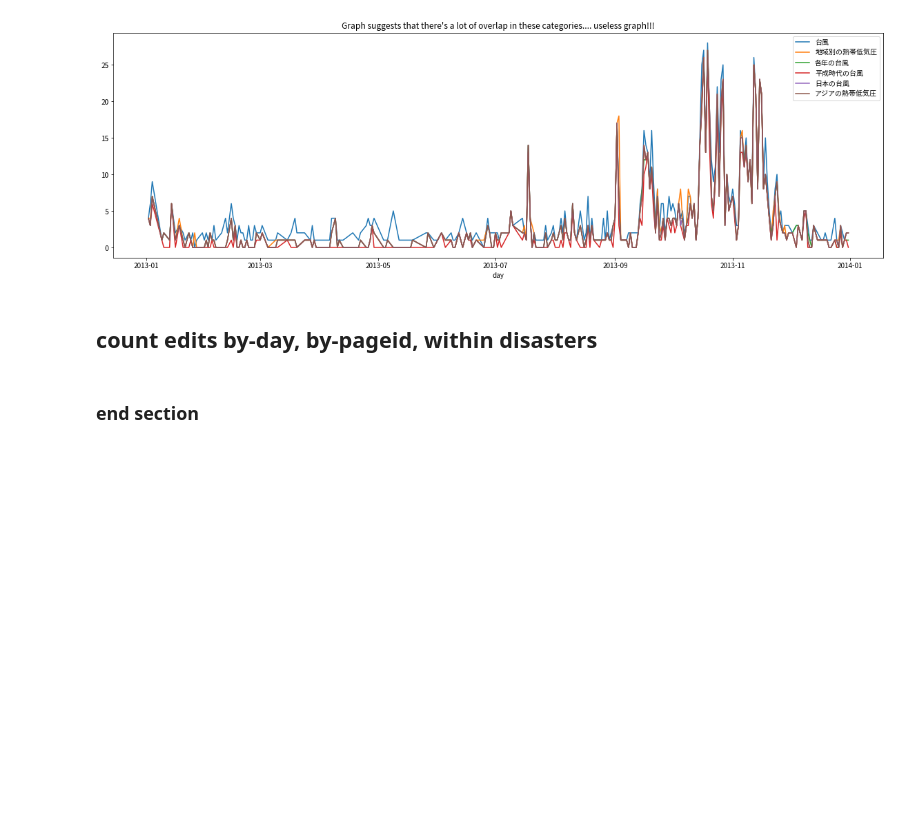
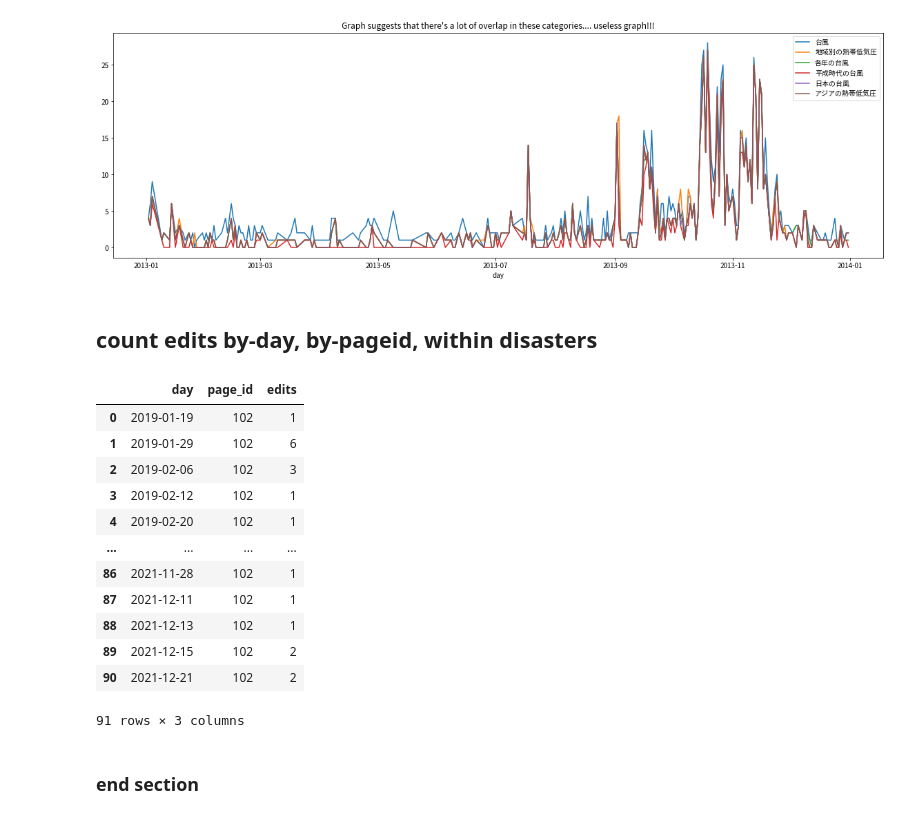
Before and after one commit to bhrdj/predwikt, a Jupyter notebook: notebooks/1.18-sfb-mvp-clean-edit-counts.ipynb, the cells around one changed output. Cells and saved outputs as stored; diff of their text form; code cells hidden in the pictures; blank space fills up the shorter version.

Commit message:
getting daily edits for all disaster pageids

```diff
--- a/notebooks/1.18-sfb-mvp-clean-edit-counts.ipynb
+++ b/notebooks/1.18-sfb-mvp-clean-edit-counts.ipynb
@@ -405,17 +353,27 @@ def revcounts_within_page_id(page_id:int) -> pd.DataFrame:
-# %%
-def revcounts_within_page_ids(page_ids:list[int]) -> pd.DataFrame:
-    """
-    Wrapper for count_revs_in_subcat_daily
-    """
-
-    [title, namespace] = byte_read_sql(f"select page_title, page_namespace from page where page_id = {page_id};",conn).loc[0].tolist()
-    tablename = 'h2013'
-
-    if namespace == 0:
-        return count_revs_in_subcat_daily(title, [page_id], tablename)
-    elif namespace == 14:
-        descendant_ids = subcat_content_pageids['熱帯低気圧'][page_id]
-        return count_revs_in_subcat_daily(title, descendant_ids, tablename).set_index('day')
+# %%
+def revcounts_within_page_ids(pageids:list[int], table='h2013') -> pd.DataFrame:
+    """
+    Count revision-edits of given pageids, by day.
+    https://stackoverflow.com/questions/21328835/group-by-two-column-and-use-the-distinct-values-as-column-name-in-mysql
+    """
+
+    sql = """
+    select
+        date(date_tmstp_jp) as day
+        ,page_id
+        ,count(*) as edits
+    from
+        """ + table + """
+    where
+        page_id in ("""+ ", ".join(map(str,pageids)) +r""")
+        and event_entity = 'revision'
+        and user_is_bot_by IS NULL
+        and event_user_is_bot_by IS NULL
+    group by page_id, day
+    order by page_id, day
+    ;
+    """
+    return pd.read_sql(sql,conn) #.set_index('day')
 # %% [markdown]
 ## misc
 # %% [markdown]
@@ -576,6 +533,22 @@ diz_pageids = list({k for i in s for j in s[i] for k in s[i][j]})
 df = pd.concat([revcounts_within_page_id(i) for i in diz_pageids], axis="columns").sort_index()
 df = df.fillna(0)
 df = df.resample('D').sum().fillna(0)
+# %%
+revcounts_within_page_ids(pageids=[102], table='history')
+# %% [output]
+|  | day | page_id | edits |
+| 0 | 2019-01-19 | 102 | 1 |
+| 1 | 2019-01-29 | 102 | 6 |
+| 2 | 2019-02-06 | 102 | 3 |
+| 3 | 2019-02-12 | 102 | 1 |
+| 4 | 2019-02-20 | 102 | 1 |
+| ... | ... | ... | ... |
+| 86 | 2021-11-28 | 102 | 1 |
+| 87 | 2021-12-11 | 102 | 1 |
+| 88 | 2021-12-13 | 102 | 1 |
+| 89 | 2021-12-15 | 102 | 2 |
+| 90 | 2021-12-21 | 102 | 2 |
+91 rows × 3 columns
 # %% [markdown]
 ### end section
 # %% [markdown]
```
Also changed, not shown: parts of 5 cells of this notebook, 1 other file.
